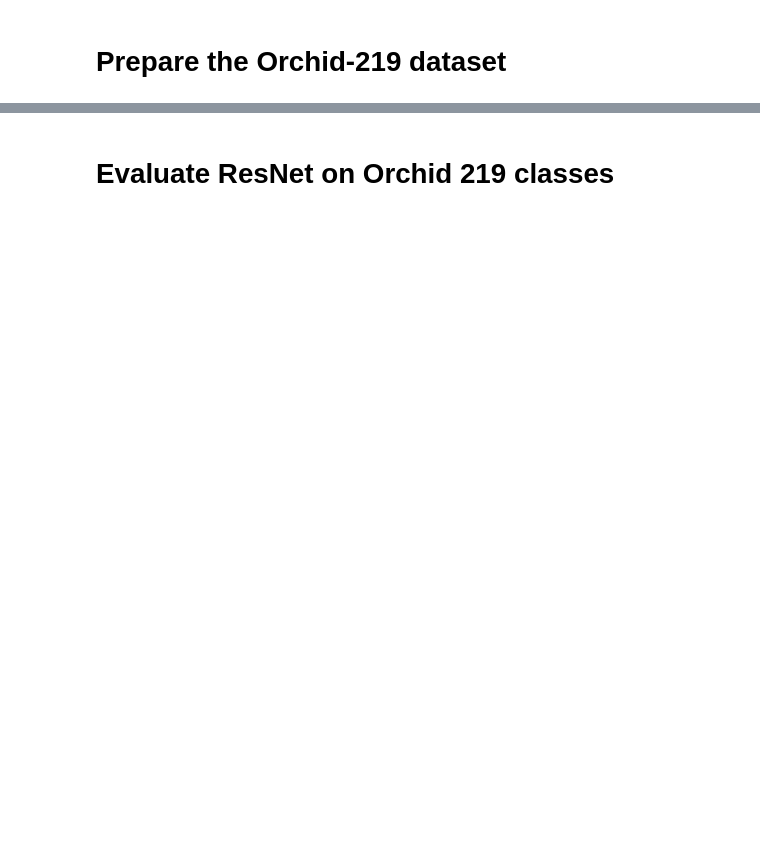
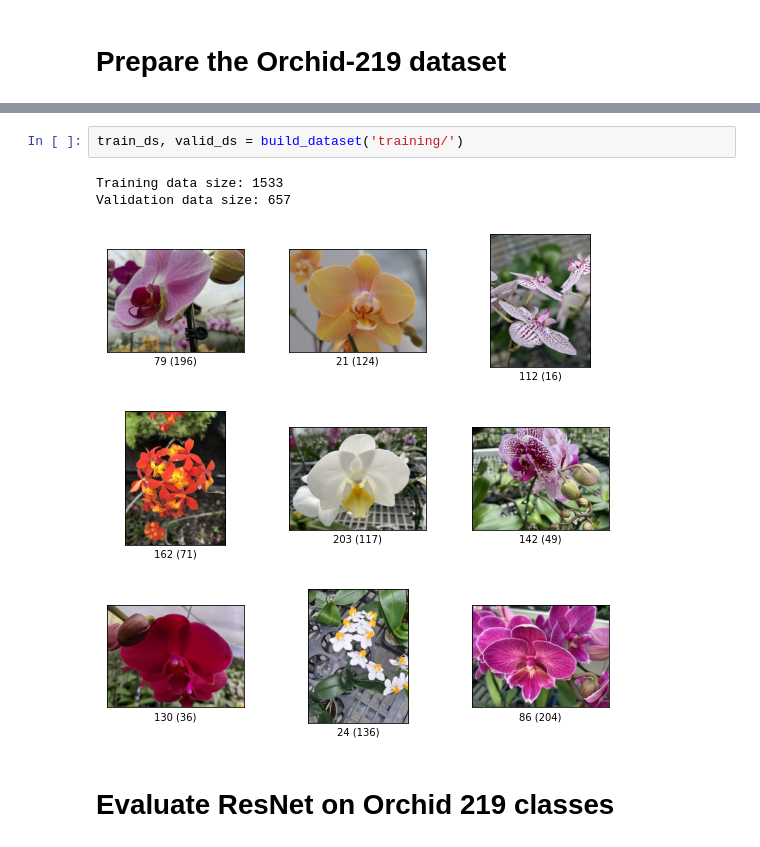
Before and after one commit to romanak/deep-learning, a Jupyter notebook: resnet-densenet/evaluate-metrics.ipynb, the cells around one changed output, grey strips where cells are left out. Saved outputs shown, nothing was run; the diff lists cells and outputs as text; blank space fills up the shorter version.

```diff
--- a/resnet-densenet/evaluate-metrics.ipynb
+++ b/resnet-densenet/evaluate-metrics.ipynb
@@ -406,2 +259,8 @@ Best weights trained model, accuracy: 40.33%
+# %%
+train_ds, valid_ds = build_dataset('training/')
+# %% [output]
+Training data size: 1533
+Validation data size: 657
+[figure, added]
 # %% [markdown]
 # Evaluate ResNet on Orchid 219 classes
```
Also changed, not shown: parts of 68 cells of this notebook.
